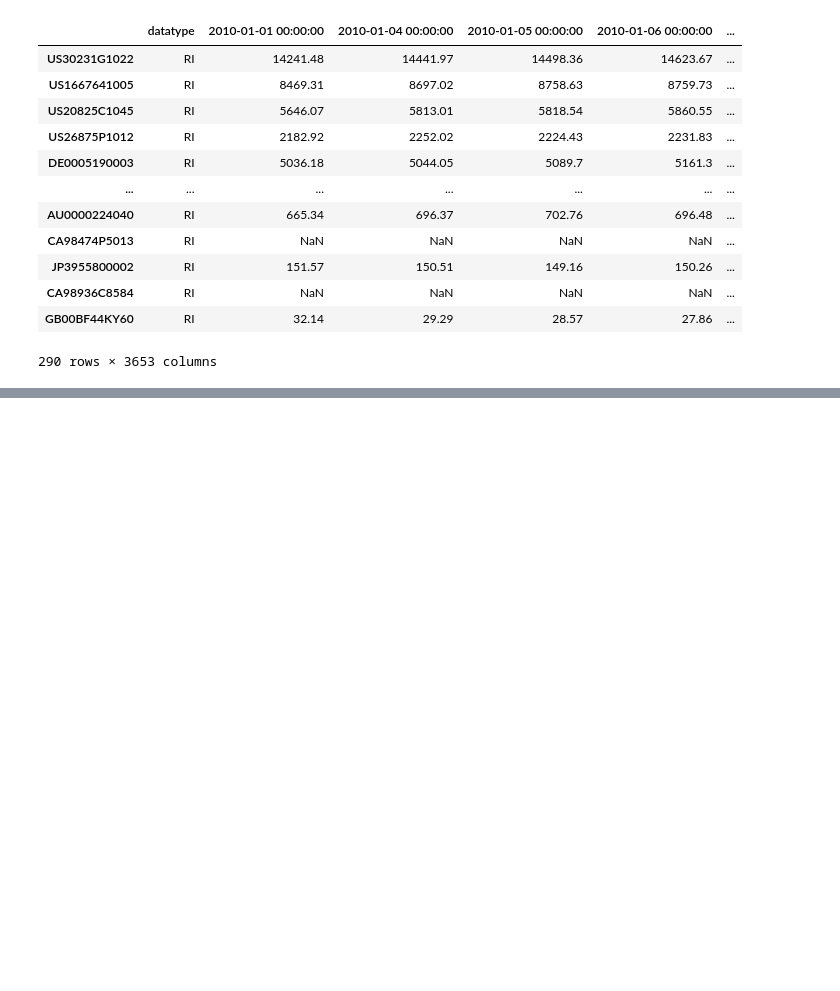
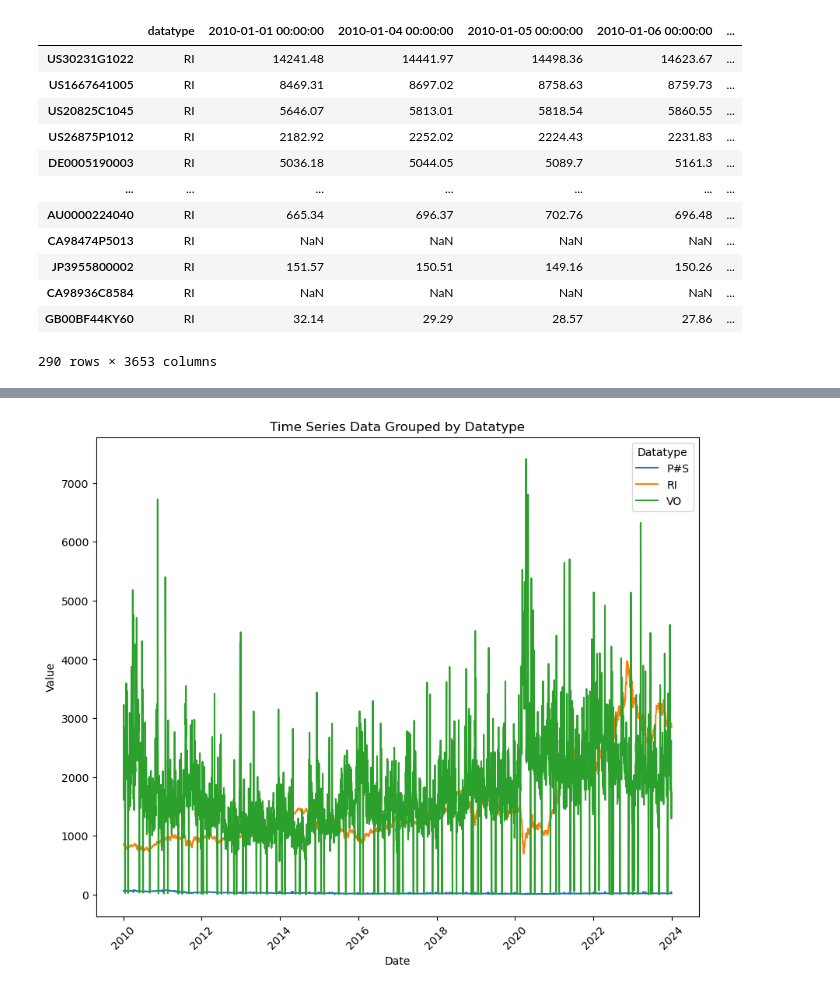
Before and after one commit to grallv/DSB2, a Jupyter notebook: Functions.ipynb, the cells around one changed output, grey strips where cells are left out. Saved outputs shown, nothing was run; the diff lists cells and outputs as text; code cells hidden in the pictures; blank space fills up the shorter version.

Commit message:
Functions updated; now file created to calculate stock data

```diff
--- a/Functions.ipynb
+++ b/Functions.ipynb
@@ -317,0 +290,4 @@ combined_df_cleaned.to_csv('P_VO_RI.csv')
+# %%
+df = combined_df_cleaned.copy()
+# %%
+df_grouped = df.groupby('datatype').mean()
@@ -317,0 +303,3 @@ combined_df_cleaned.to_csv('P_VO_RI.csv')
+# %%
+df_gr_transposed = df_grouped.transpose()
+df_gr_transposed
@@ -317,0 +320,13 @@ combined_df_cleaned.to_csv('P_VO_RI.csv')
+# %%
+plt.figure(figsize=(10,8))
+
+plt.plot(df_gr_transposed.index, df_gr_transposed.values, label = [data for data in df_gr_transposed])
+
+plt.xlabel('Date')
+plt.ylabel('Value')
+plt.title('Time Series Data Grouped by Datatype')
+plt.xticks(rotation=45)
+plt.legend(title='Datatype')
+plt.show()
+# %% [output]
+[figure, added]
```
Also changed, not shown: parts of 21 cells of this notebook, 1 other file.
